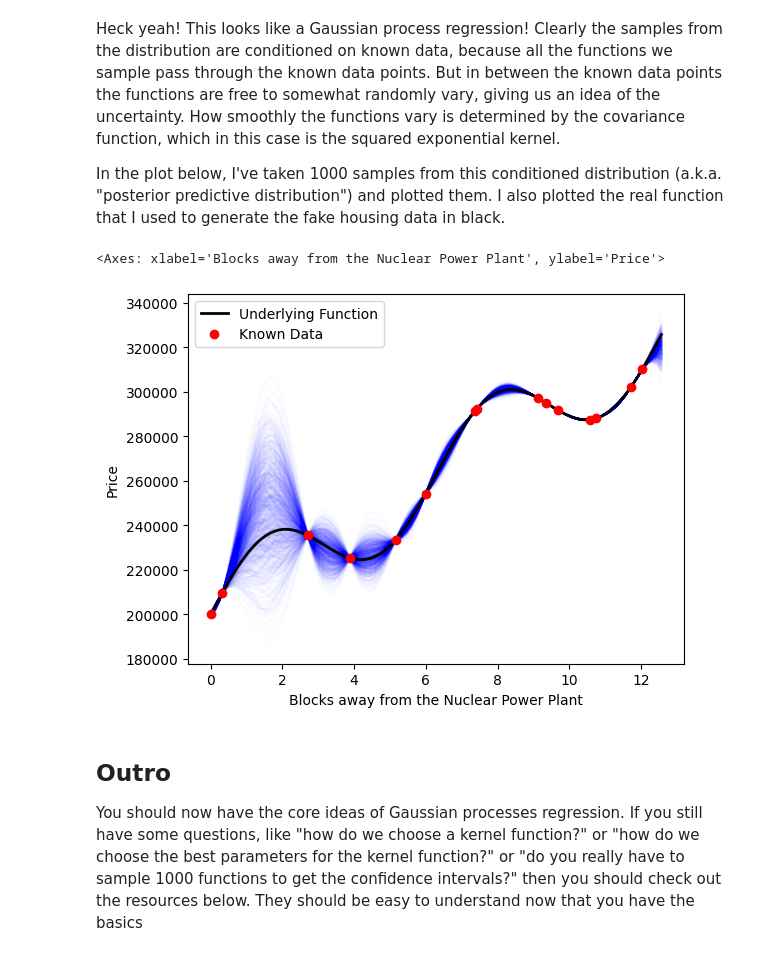
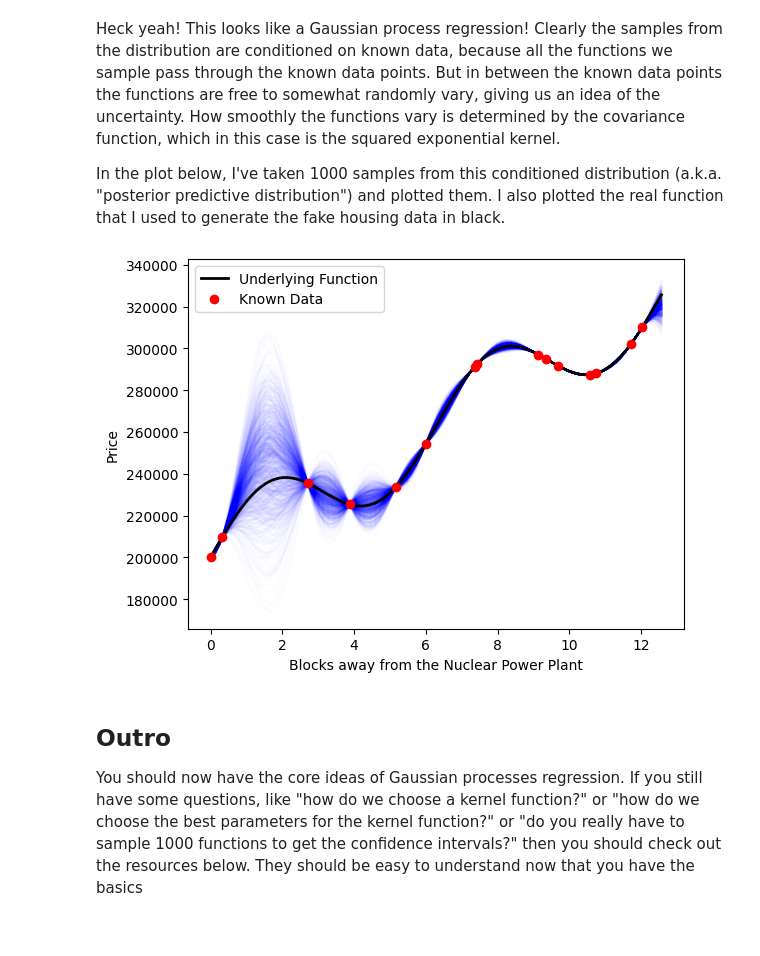
Before and after one commit to cyniphile/learn_gaussian_process_regression, a Jupyter notebook: gp_tutorial.ipynb, the cells around one changed output. Saved outputs shown, nothing was run; the diff lists cells and outputs as text; code cells hidden in the pictures.

```diff
--- a/gp_tutorial.ipynb
+++ b/gp_tutorial.ipynb
@@ -981,16 +1113,15 @@ In the plot below, I've taken 1000 samples from this conditioned distribution (a
 # %%
 y_norm  = (y - y.mean()) / y.std()
 mu, sigma = gp_posterior(y_norm, X , X_test, sigma=1)
 y_hat = (np.random.multivariate_normal(mu, sigma, size=1000) * y.std()) + y.mean()
 
 df_1 = pd.DataFrame(y_hat.T, index=X_test.flatten()).sort_index().plot(alpha=.01, legend=False, color="blue")
 df_1.set_ylabel("Price")
 df_1.set_xlabel("Blocks away from the Nuclear Power Plant")
 pd.DataFrame(y_true.flatten(), index=X_axis.flatten(), columns=["Underlying Function"]).sort_index().plot(ax=df_1, color="black", linewidth=2 )
-pd.DataFrame(y.flatten(), index=X.flatten(), columns=["Known Data"]).sort_index().plot(ax=df_1, style="o", color="red" )
+_ = pd.DataFrame(y.flatten(), index=X.flatten(), columns=["Known Data"]).sort_index().plot(ax=df_1, style="o", color="red" )
 # %% [output]
-<Axes: xlabel='Blocks away from the Nuclear Power Plant', ylabel='Price'>
-[figure, old version]
+[figure, new version]
 # %% [markdown]
 ## Outro
 
```
Also changed, not shown: parts of 16 cells of this notebook.
